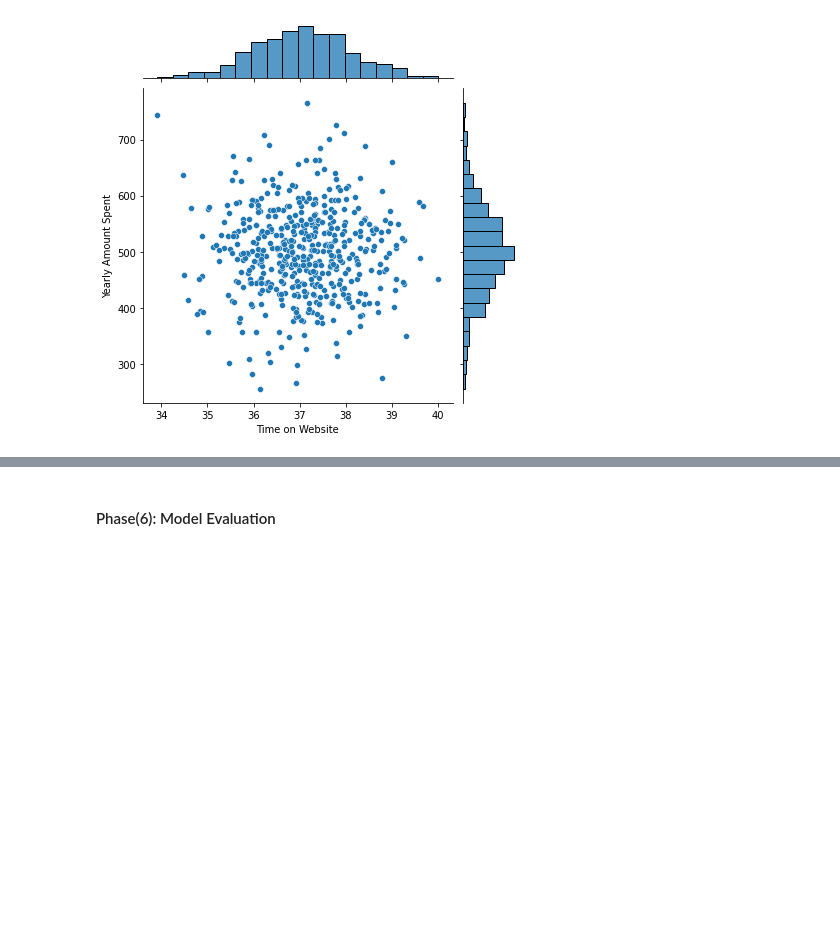
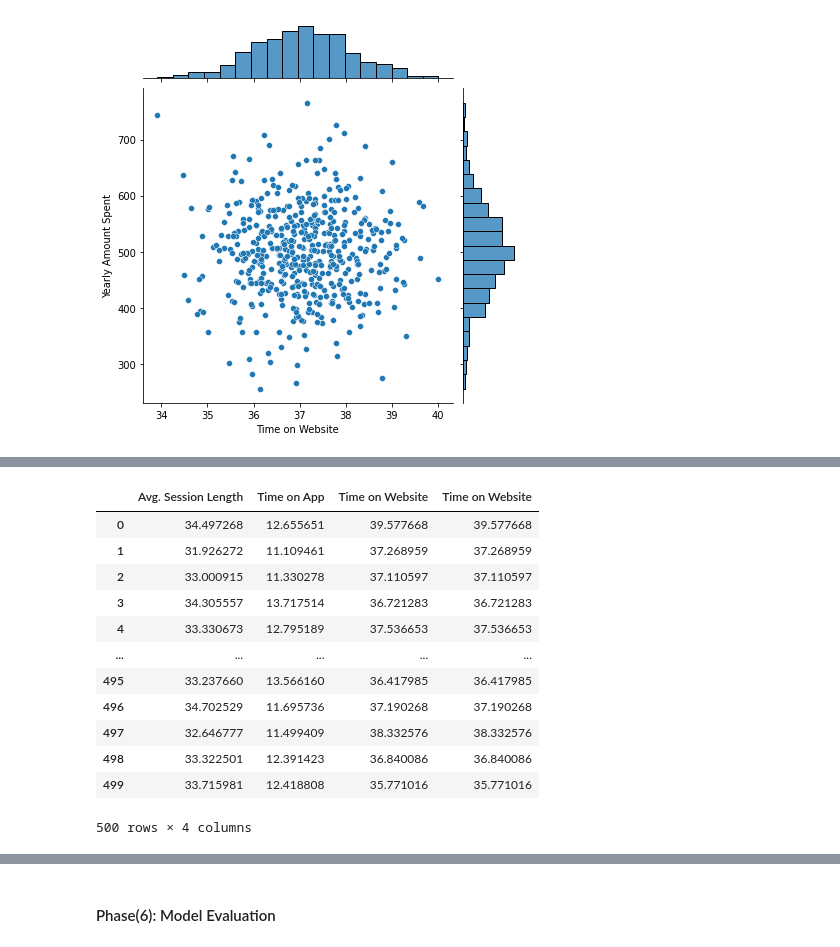
Before and after one commit to ahmedelg/customers_case_study, a Jupyter notebook: eCommerce.ipynb, the cells around one changed output, grey strips where cells are left out. Cells and saved outputs as stored; diff of their text form; code cells hidden in the pictures; blank space fills up the shorter version.

```diff
--- a/eCommerce.ipynb
+++ b/eCommerce.ipynb
@@ -155,0 +174,5 @@ sns.jointplot(data=eCmrc_csmr, x='Time on Website', y='Yearly Amount Spent')
+# %%
+# Define Outputs Y & Inputs XYep
+# Output: Yearly Amount Spent
+y = eCmrc_csmr['Yearly Amount Spent']
+x = eCmrc_csmr[['Avg. Session Length', 'Time on App', 'Time on Website', 'Time on Website']]
@@ -155,0 +194,16 @@ sns.jointplot(data=eCmrc_csmr, x='Time on Website', y='Yearly Amount Spent')
+# %%
+x
+# %% [output]
+|  | Avg. Session Length | Time on App | Time on Website | Time on Website |
+| 0 | 34.497268 | 12.655651 | 39.577668 | 39.577668 |
+| 1 | 31.926272 | 11.109461 | 37.268959 | 37.268959 |
+| 2 | 33.000915 | 11.330278 | 37.110597 | 37.110597 |
+| 3 | 34.305557 | 13.717514 | 36.721283 | 36.721283 |
+| 4 | 33.330673 | 12.795189 | 37.536653 | 37.536653 |
+| ... | ... | ... | ... | ... |
+| 495 | 33.237660 | 13.566160 | 36.417985 | 36.417985 |
+| 496 | 34.702529 | 11.695736 | 37.190268 | 37.190268 |
+| 497 | 32.646777 | 11.499409 | 38.332576 | 38.332576 |
+| 498 | 33.322501 | 12.391423 | 36.840086 | 36.840086 |
+| 499 | 33.715981 | 12.418808 | 35.771016 | 35.771016 |
+500 rows × 4 columns
```
Also changed, not shown: parts of 10 cells of this notebook, 1 other file.
